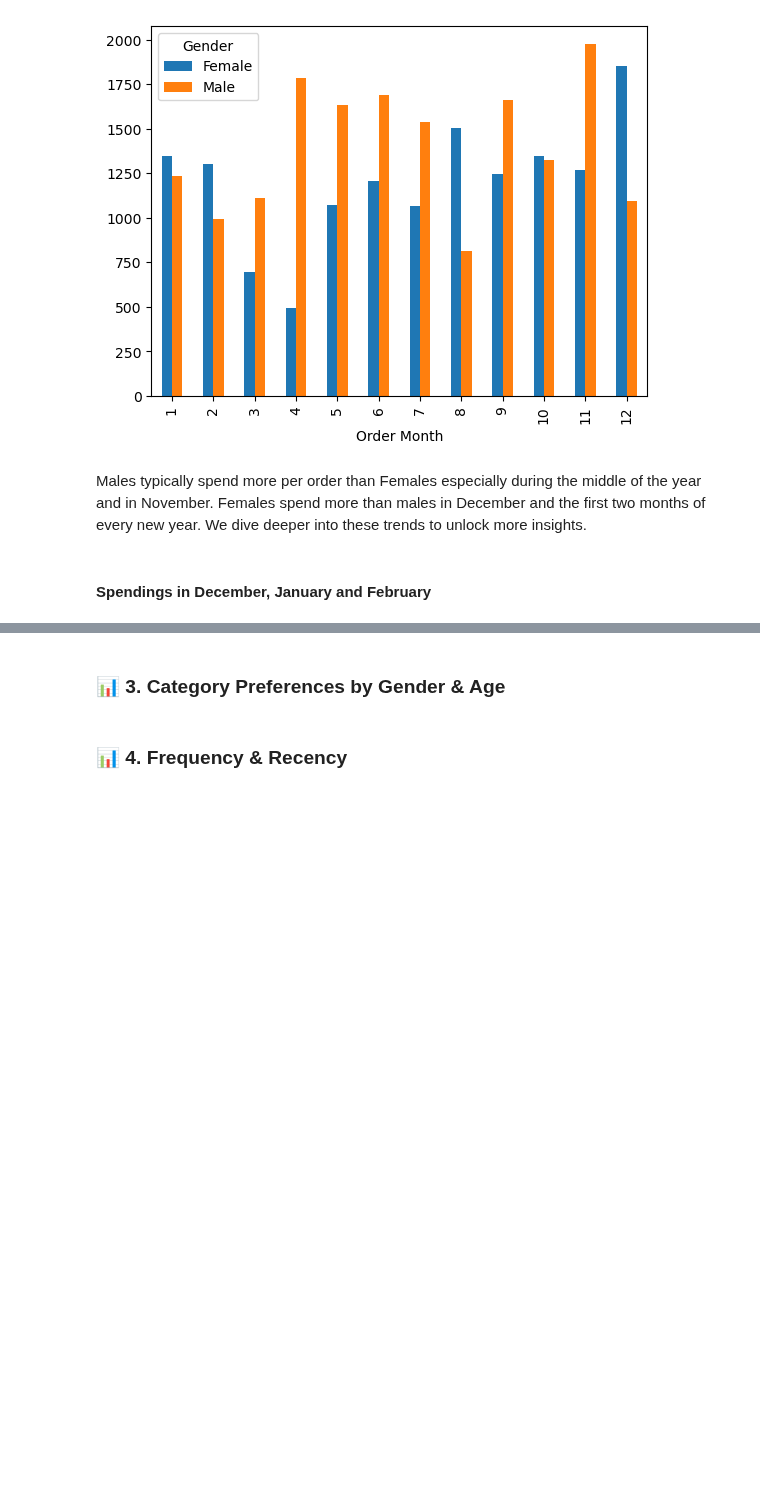
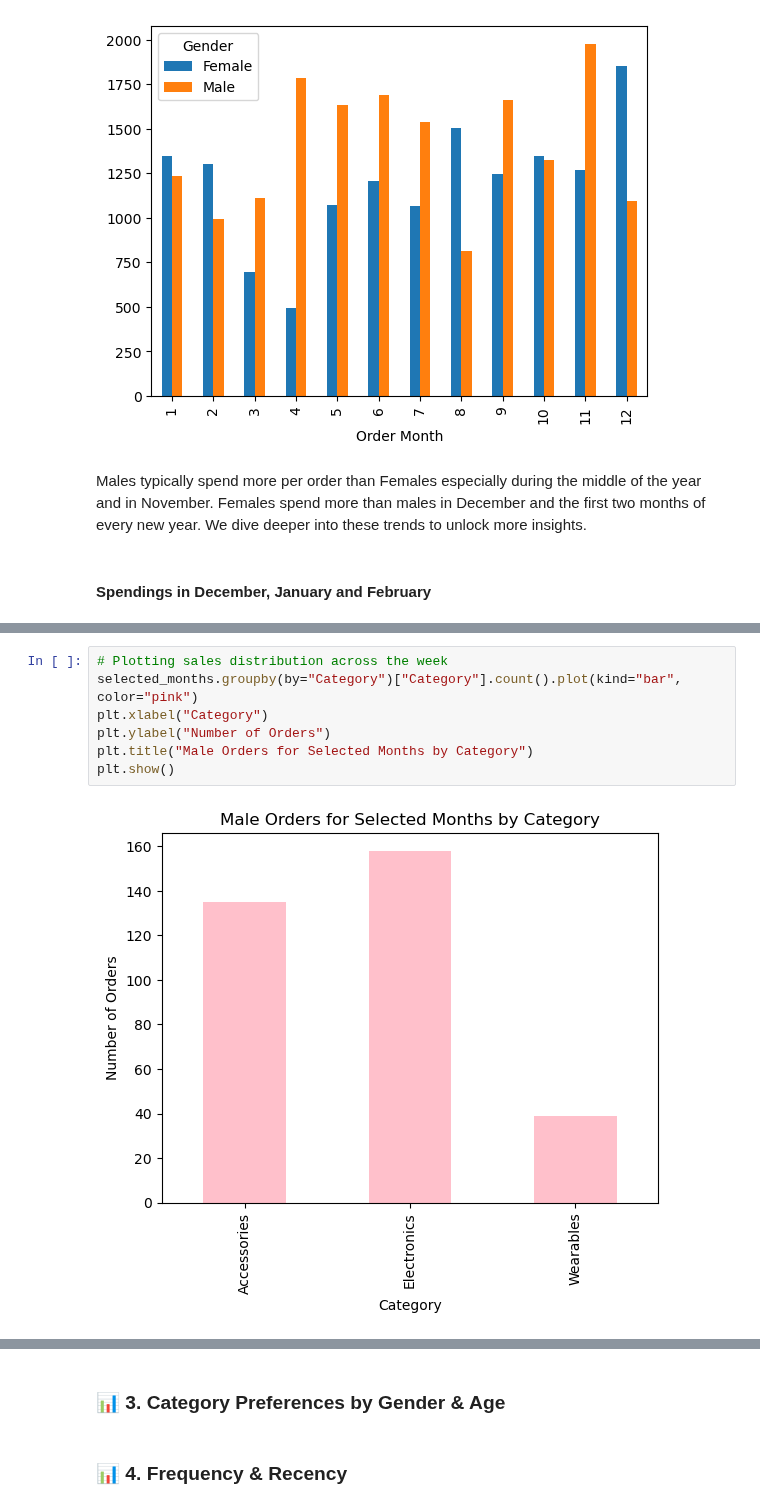
Before and after one commit to Mohammed-Hanan-Othman/ecommerce-sales-analysis, a Jupyter notebook: notebooks/1.customer_behaviour_analysis.ipynb, the cells around one changed output, grey strips where cells are left out. Saved outputs shown, nothing was run; the diff lists cells and outputs as text; blank space fills up the shorter version.

```diff
--- a/notebooks/1.customer_behaviour_analysis.ipynb
+++ b/notebooks/1.customer_behaviour_analysis.ipynb
@@ -154,0 +191,9 @@ dec_jan_feb = df[mask_month & mask_gender].sort_values(by="Order Month", ascendi
+# %%
+# Plotting sales distribution across the week
+selected_months.groupby(by="Category")["Category"].count().plot(kind="bar", color="pink")
+plt.xlabel("Category")
+plt.ylabel("Number of Orders")
+plt.title("Male Orders for Selected Months by Category")
+plt.show()
+# %% [output]
+[figure, added]
```
Also changed, not shown: parts of 7 cells of this notebook.
